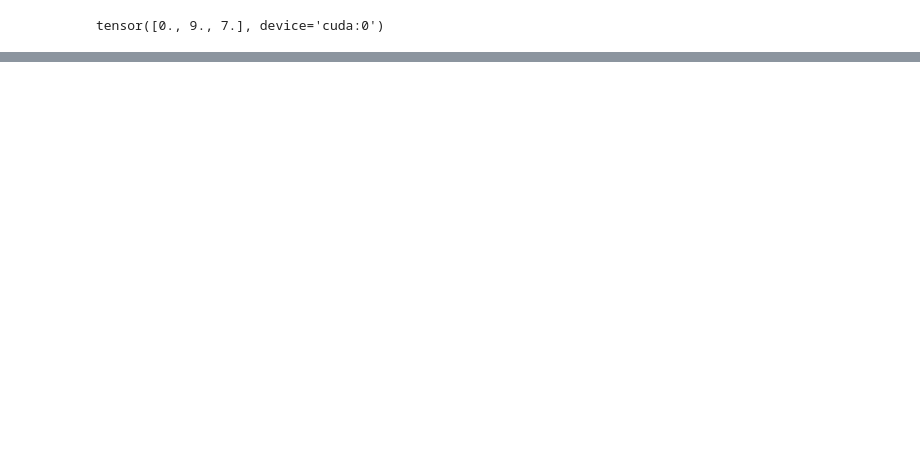
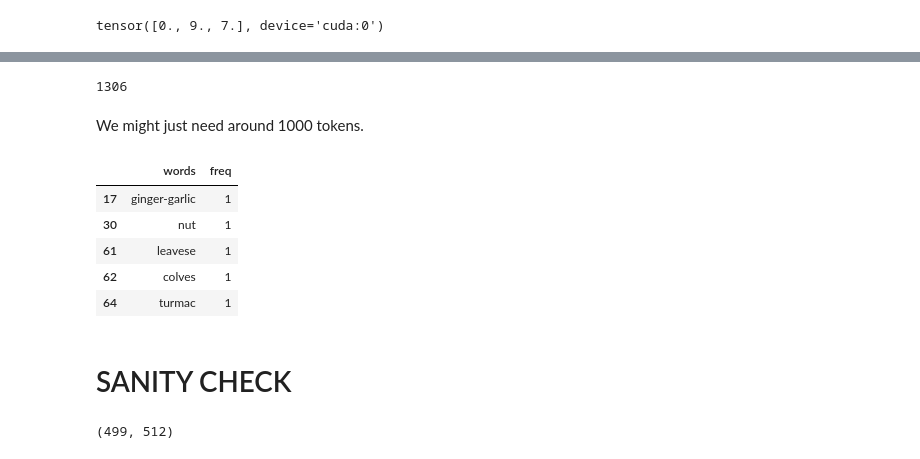
Before and after one commit to Crossmdl/Crossmdl, a Jupyter notebook: nbs/trail.ipynb, the cells around one changed output, grey strips where cells are left out. Drawn from its saved outputs; the diff is of its cells as text; code cells hidden in the pictures; blank space fills up the shorter version.

```diff
--- a/nbs/trail.ipynb
+++ b/nbs/trail.ipynb
@@ -17,0 +130,2 @@ tensor([0., 9., 7.], device='cuda:0')
+# %%
+annotns_file = data_dir+'annotations/youcookii_annotations_trainval.json'
@@ -17,0 +316,33 @@ tensor([0., 9., 7.], device='cuda:0')
+# %%
+# Tokenization and other text specific handling.
+#!pip install datasets  # You can install custom packages on Google Colab by !pip install ...
+#!pip install transformers
+#nltk.download()
+
+
+from sklearn.feature_extraction.text import ENGLISH_STOP_WORDS
+
+class Tokenizer:
+    def __init__(self, tokenize_type='basic', lowercase=False,stopwords=None):
+        self.tokenize_type = tokenize_type
+        self.lowercase = lowercase
+        self.digits = set([str(i) for i in range(10)])
+        if stopwords:
+            self.digits.update(stopwords)
+        if self.tokenize_type == 'wp':
+            self.wptok = BertTokenizer.from_pretrained('bert-base-cased')
+
+
+    def tokenize(self, string):
+        if self.lowercase:
+            string = string.lower()
+        if self.tokenize_type == 'basic':
+            tokens = string.split()
+        elif self.tokenize_type == 'nltk':
+            tokens = nltk.tokenize.word_tokenize(string)
+        elif self.tokenize_type == 'wp':
+            tokens = self.wptok.tokenize(string)
+        else:
+            raise ValueError('Unknown tokenization type.')
+        tokens = [tok for tok in tokens if tok not in self.digits]
+        return tokens
@@ -17,0 +378,24 @@ tensor([0., 9., 7.], device='cuda:0')
+# %%
+# lets look at word statistics with tokenization
+tknr = Tokenizer(lowercase=True,stopwords=ENGLISH_STOP_WORDS)
+stats_updtd = extract_stats(label_info,tokenizer=tknr)
+# %%
+
+vocab_stats_updtd = pd.DataFrame({'words':list(stats_updtd['vocab'].keys()),'freq':list(stats_updtd['vocab'].values())})
+# %%
+sum(vocab_stats_updtd['freq']>=2)
+# %% [output]
+1306
+# %% [markdown]
+We might just need around 1000 tokens.
+# %%
+vocab_stats_updtd[vocab_stats_updtd['freq']<2].head()
+# %% [output]
+|  | words | freq |
+| 17 | ginger-garlic | 1 |
+| 30 | nut | 1 |
+| 61 | leavese | 1 |
+| 62 | colves | 1 |
+| 64 | turmac | 1 |
+# %% [markdown]
+# SANITY CHECK
@@ -17,0 +416,4 @@ tensor([0., 9., 7.], device='cuda:0')
+# %%
+sample_feat.shape
+# %% [output]
+(499, 512)
```
Also changed, not shown: parts of 38 cells of this notebook.
